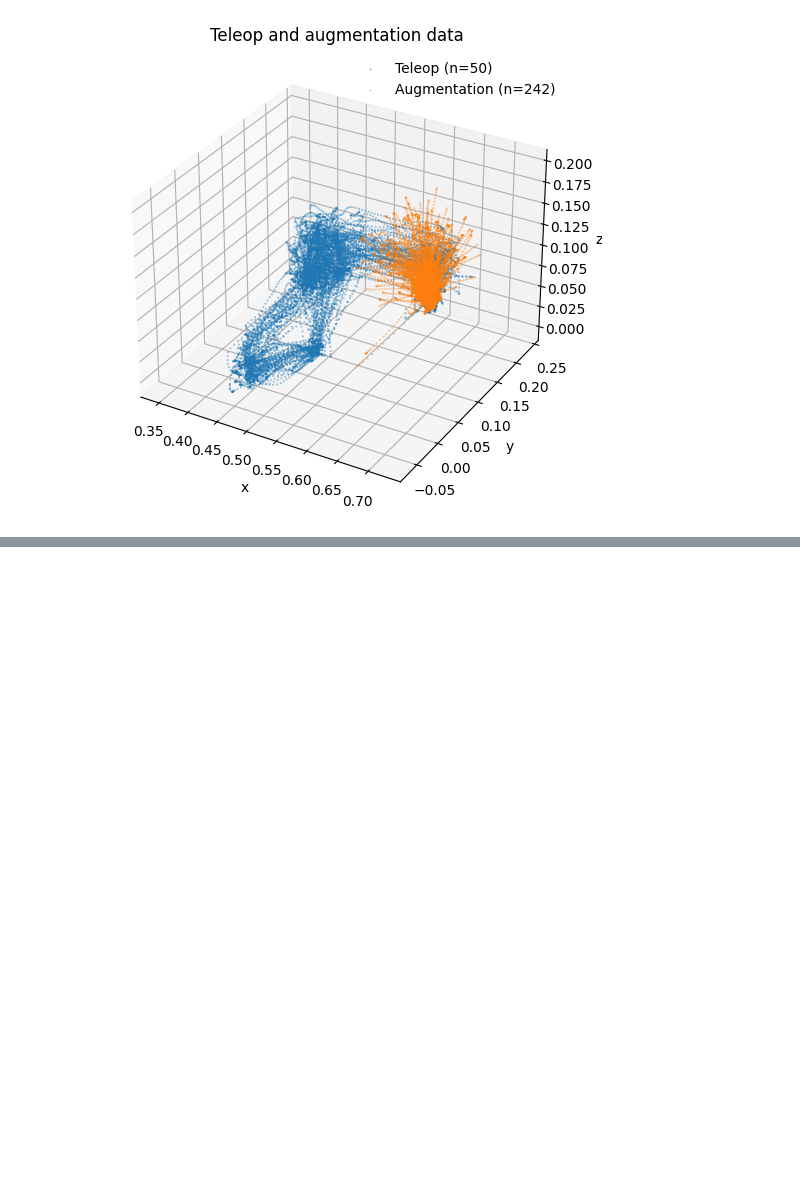
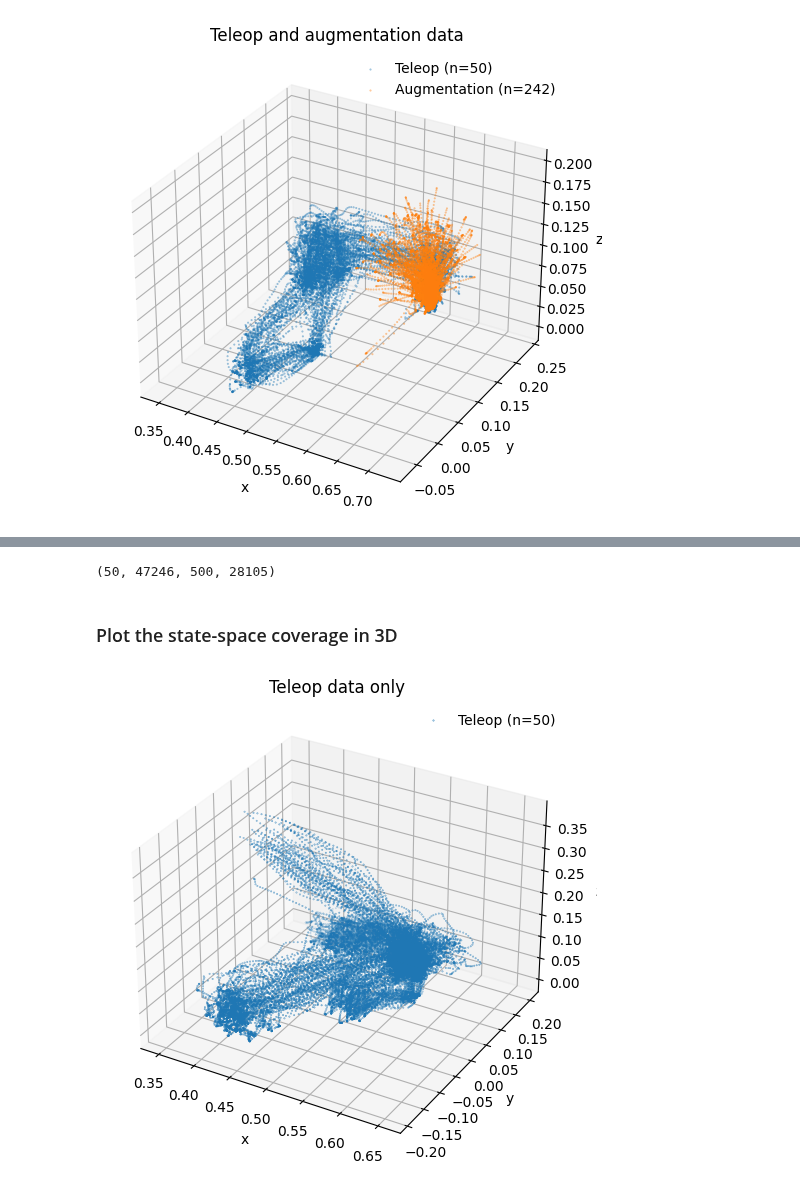
Before and after one commit to ankile/robust-rearrangement, a Jupyter notebook: notebooks/29_la_traj_augment.ipynb, the cells around one changed output, grey strips where cells are left out. Saved outputs shown, nothing was run; the diff lists cells and outputs as text; code cells hidden in the pictures; blank space fills up the shorter version.

```diff
--- a/notebooks/29_la_traj_augment.ipynb
+++ b/notebooks/29_la_traj_augment.ipynb
@@ -161,0 +199,12 @@ plt.show()
+# %%
+aug_path, teleop_path = sorted(
+    get_processed_paths(
+        environment="sim",
+        demo_source=["teleop", "augmentation"],
+        demo_outcome="success",
+        task="round_table",
+        randomness="low",
+    )
+)
+
+aug_path, teleop_path
@@ -161,0 +243,40 @@ plt.show()
+# %%
+len(ends_teleop), len(pos_teleop), len(ends_aug), len(pos_aug)
+# %% [output]
+(50, 47246, 500, 28105)
+# %% [markdown]
+### Plot the state-space coverage in 3D
+# %%
+fig = plt.figure(figsize=(6, 6))
+
+# Add a subplot for teleop data in the left side of the figure
+ax1 = fig.add_subplot(
+    111, projection="3d"
+)  # Changed from 111 to 121 for a 1x2 grid, first position
+ax1.scatter(*pos_teleop.T, label=f"Teleop (n={len(ends_teleop)})", s=0.1)
+ax1.legend(frameon=False)
+ax1.set_title("Teleop data only")
+ax1.set_xlabel("x")
+ax1.set_ylabel("y")
+ax1.set_zlabel("z")
+
+# # Add a subplot for augmentation data in the right side of the figure
+# ax2 = fig.add_subplot(
+#     122, projection="3d"
+# )  # Changed from 111 to 122 for a 1x2 grid, second position
+# ax2.scatter(*pos_teleop.T, label=f"Teleop (n={len(ends_teleop)})", s=0.2, alpha=0.5)
+# ax2.scatter(*pos_aug.T, label=f"Augmentation (n={len(ends_aug)})", s=0.2, alpha=0.5)
+# ax2.legend(frameon=False)
+# ax2.set_title("Teleop and augmentation data")
+# ax2.set_xlabel("x")
+# ax2.set_ylabel("y")
+# ax2.set_zlabel("z")
+
+# # Title for the whole figure
+# fig.suptitle(
+#     "Teleop and augmentation data for `one_leg` task for V2 of augmentation system (Feb. 14, 2024)"
+# )
+
+plt.show()
+# %% [output]
+[figure, added]
```
Also changed, not shown: parts of 14 cells of this notebook, 1 other file.
